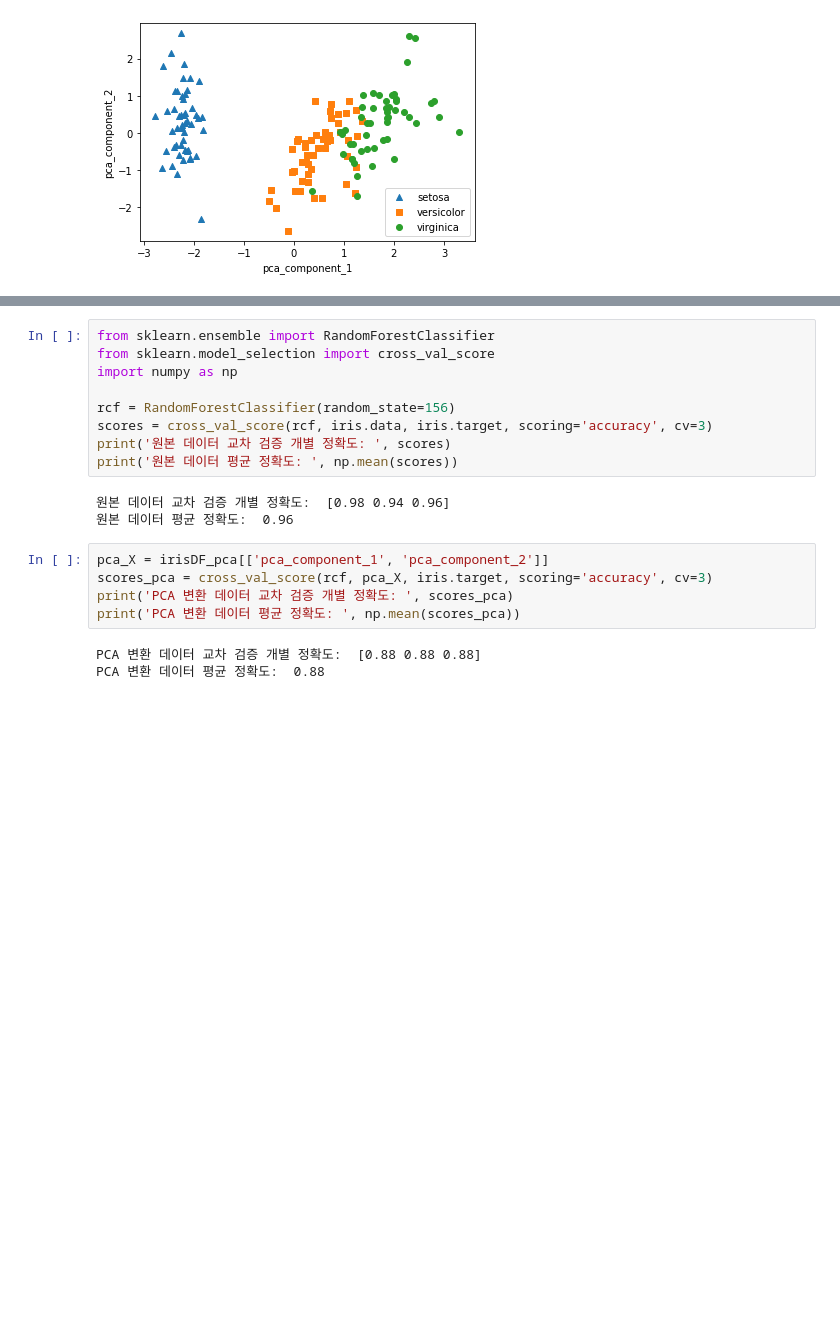
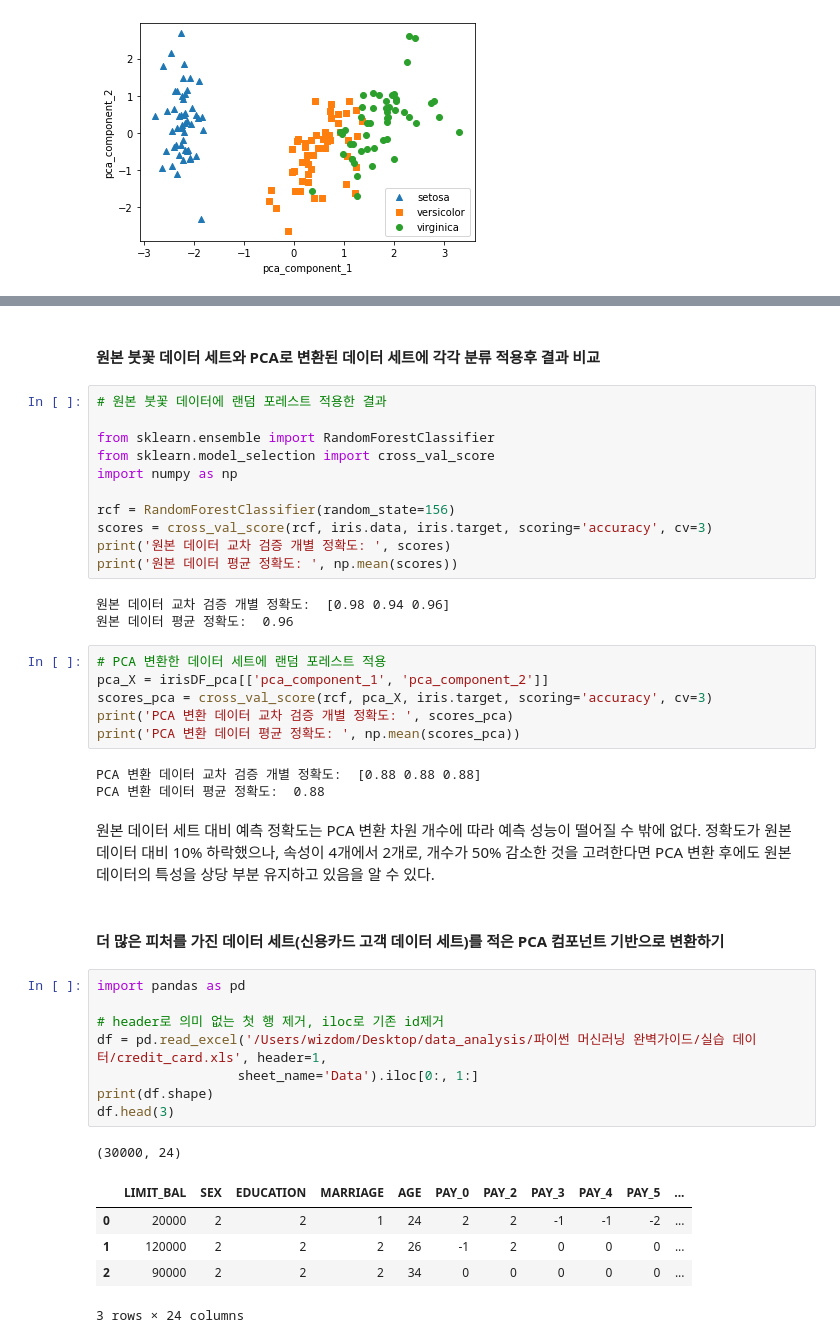
Before and after one commit to wizdom-js/data_analysis, a Jupyter notebook: 파이썬 머신러닝 완벽가이드/Chapter_06_차원축소.ipynb, the cells around one changed output, grey strips where cells are left out. Cells and saved outputs as stored; diff of their text form; blank space fills up the shorter version.

```diff
--- a/파이썬 머신러닝 완벽가이드/Chapter_06_차원축소.ipynb
+++ b/파이썬 머신러닝 완벽가이드/Chapter_06_차원축소.ipynb
@@ -140,4 +146,8 @@ print(pca.explained_variance_ratio_)
+# %% [markdown]
+#### 원본 붓꽃 데이터 세트와 PCA로 변환된 데이터 세트에 각각 분류 적용후 결과 비교
 # %%
+# 원본 붓꽃 데이터에 랜덤 포레스트 적용한 결과
+
 from sklearn.ensemble import RandomForestClassifier
 from sklearn.model_selection import cross_val_score
 import numpy as np
@@ -150,6 +160,7 @@ print('원본 데이터 평균 정확도: ', np.mean(scores))
 원본 데이터 교차 검증 개별 정확도:  [0.98 0.94 0.96]
 원본 데이터 평균 정확도:  0.96
 # %%
+# PCA 변환한 데이터 세트에 랜덤 포레스트 적용
 pca_X = irisDF_pca[['pca_component_1', 'pca_component_2']]
 scores_pca = cross_val_score(rcf, pca_X, iris.target, scoring='accuracy', cv=3)
 print('PCA 변환 데이터 교차 검증 개별 정확도: ', scores_pca)
@@ -157,3 +168,22 @@ print('PCA 변환 데이터 평균 정확도: ', np.mean(scores_pca))
 # %% [output]
 PCA 변환 데이터 교차 검증 개별 정확도:  [0.88 0.88 0.88]
 PCA 변환 데이터 평균 정확도:  0.88
+# %% [markdown]
+원본 데이터 세트 대비 예측 정확도는 PCA 변환 차원 개수에 따라 예측 성능이 떨어질 수 밖에 없다. 정확도가 원본 데이터 대비 10% 하락했으나, 속성이 4개에서 2개로, 개수가 50% 감소한 것을 고려한다면 PCA 변환 후에도 원본 데이터의 특성을 상당 부분 유지하고 있음을 알 수 있다.
+# %% [markdown]
+#### 더 많은 피처를 가진 데이터 세트(신용카드 고객 데이터 세트)를 적은 PCA 컴포넌트 기반으로 변환하기
+# %%
+import pandas as pd
+
+# header로 의미 없는 첫 행 제거, iloc로 기존 id제거
+df = pd.read_excel('/Users/wizdom/Desktop/data_analysis/파이썬 머신러닝 완벽가이드/실습 데이터/credit_card.xls', header=1,
+                  sheet_name='Data').iloc[0:, 1:]
+print(df.shape)
+df.head(3)
+# %% [output]
+(30000, 24)
+|  | LIMIT_BAL | SEX | EDUCATION | MARRIAGE | AGE | PAY_0 | PAY_2 | PAY_3 | PAY_4 | PAY_5 | ... |
+| 0 | 20000 | 2 | 2 | 1 | 24 | 2 | 2 | -1 | -1 | -2 | ... |
+| 1 | 120000 | 2 | 2 | 2 | 26 | -1 | 2 | 0 | 0 | 0 | ... |
+| 2 | 90000 | 2 | 2 | 2 | 34 | 0 | 0 | 0 | 0 | 0 | ... |
+3 rows × 24 columns
```
Also changed, not shown: parts of 19 cells of this notebook.
